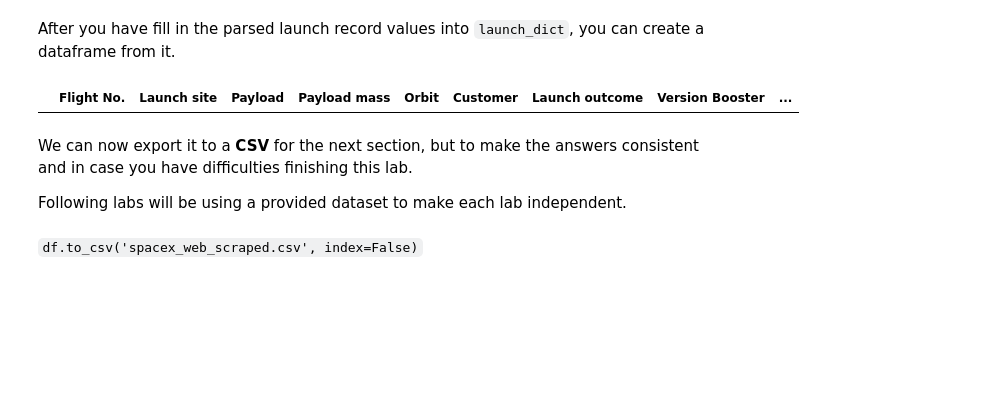
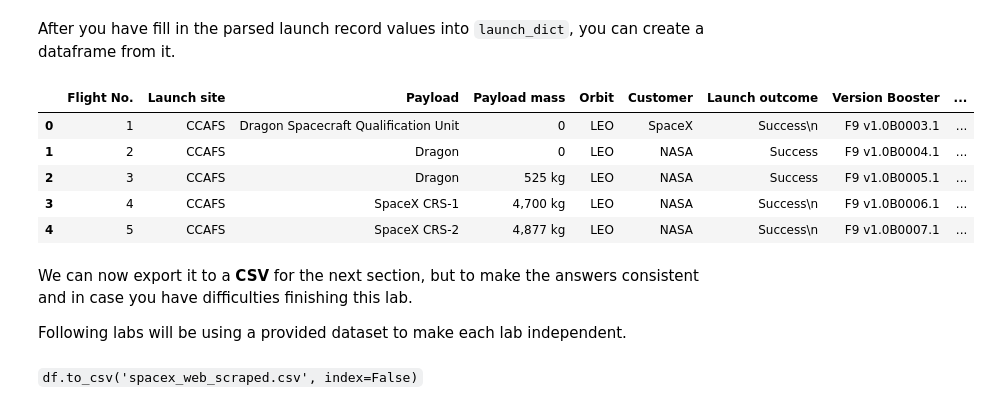
Before and after one commit to SanthikaEvo/Python-Final-Projects, a Jupyter notebook: W 1 2 Data Collection with Web Scraping.ipynb, the cells around one changed output. Drawn from its saved outputs; the diff is of its cells as text; code cells hidden in the pictures; blank space fills up the shorter version.

```diff
--- a/W 1 2 Data Collection with Web Scraping.ipynb
+++ b/W 1 2 Data Collection with Web Scraping.ipynb
@@ -338,10 +349,34 @@ F9 B5
 # %% [markdown]
 After you have fill in the parsed launch record values into `launch_dict`, you can create a dataframe from it.
-# %%
-df=pd.DataFrame(launch_dict)
-df.head(5)
-# %% [output]
-|  | Flight No. | Launch site | Payload | Payload mass | Orbit | Customer | Launch outcome | Version Booster | ... |
+# %%
+headings = []
+for key,values in dict(launch_dict).items():
+    if key not in headings:
+        headings.append(key)
+    if values is None:
+        del launch_dict[key]
+
+def pad_dict_list(dict_list, padel):
+    lmax = 0
+    for lname in dict_list.keys():
+        lmax = max(lmax, len(dict_list[lname]))
+    for lname in dict_list.keys():
+        ll = len(dict_list[lname])
+        if  ll < lmax:
+            dict_list[lname] += [padel] * (lmax - ll)
+    return dict_list
+
+pad_dict_list(launch_dict,0)
+
+df = pd.DataFrame.from_dict(launch_dict)
+df.head(5)
+# %% [output]
+|  | Flight No. | Launch site | Payload | Payload mass | Orbit | Customer | Launch outcome | Version Booster | ... |
+| 0 | 1 | CCAFS | Dragon Spacecraft Qualification Unit | 0 | LEO | SpaceX | Success\n | F9 v1.0B0003.1 | ... |
+| 1 | 2 | CCAFS | Dragon | 0 | LEO | NASA | Success | F9 v1.0B0004.1 | ... |
+| 2 | 3 | CCAFS | Dragon | 525 kg | LEO | NASA | Success | F9 v1.0B0005.1 | ... |
+| 3 | 4 | CCAFS | SpaceX CRS-1 | 4,700 kg | LEO | NASA | Success\n | F9 v1.0B0006.1 | ... |
+| 4 | 5 | CCAFS | SpaceX CRS-2 | 4,877 kg | LEO | NASA | Success\n | F9 v1.0B0007.1 | ... |
 # %% [markdown]
 We can now export it to a <b>CSV</b> for the next section, but to make the answers consistent and in case you have difficulties finishing this lab.
 
```
Also changed, not shown: parts of 2 cells of this notebook.
